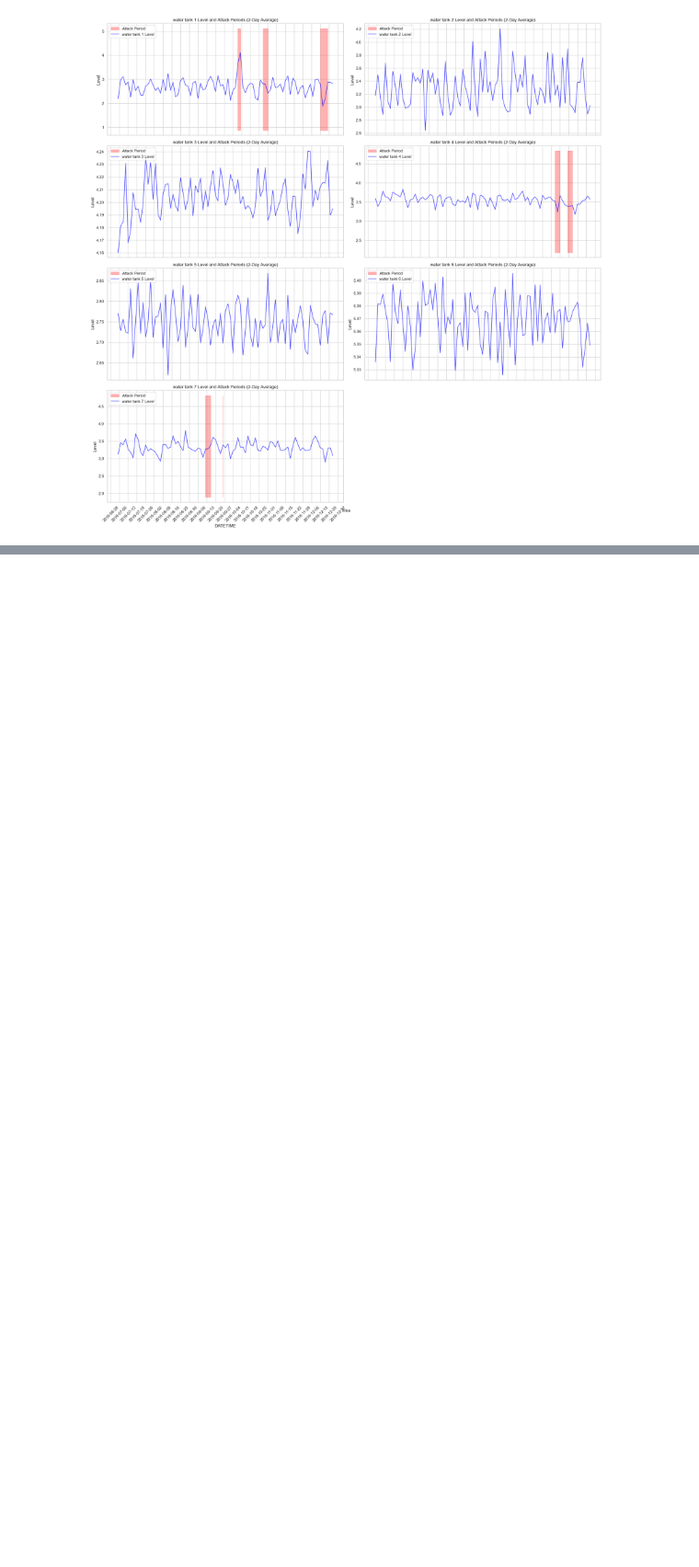
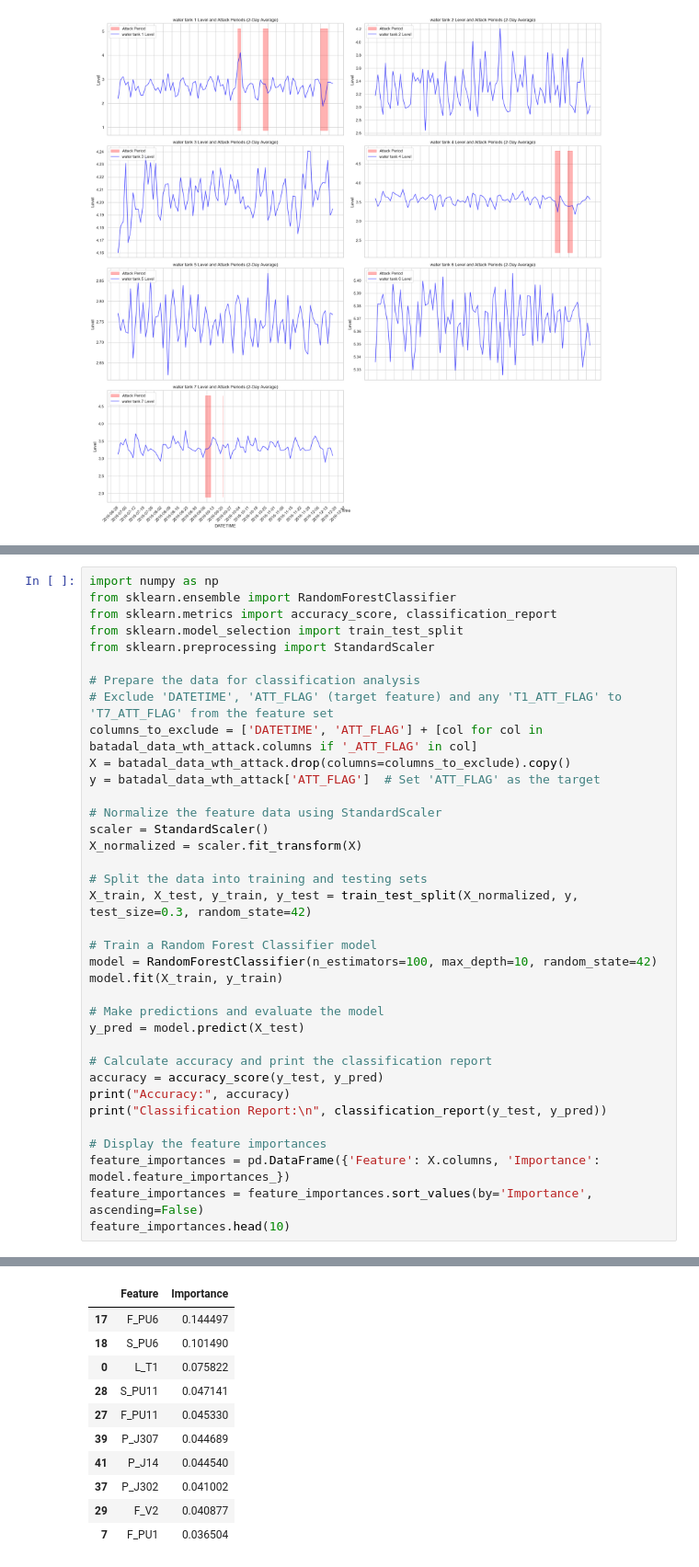
Before and after one commit to Striky2/ics-cybersleuth-ai, a Jupyter notebook: main-jupy-bk.ipynb, the cells around one changed output, grey strips where cells are left out. Shown at 92% size. Drawn from its saved outputs; the diff is of its cells as text; blank space fills up the shorter version.

```diff
--- a/main-jupy-bk.ipynb
+++ b/main-jupy-bk.ipynb
@@ -419,0 +394,37 @@ This method not only identifies anomalies but also tests the reliability of sens
+# %%
+import numpy as np
+from sklearn.ensemble import RandomForestClassifier
+from sklearn.metrics import accuracy_score, classification_report
+from sklearn.model_selection import train_test_split
+from sklearn.preprocessing import StandardScaler
+
+# Prepare the data for classification analysis
+# Exclude 'DATETIME', 'ATT_FLAG' (target feature) and any 'T1_ATT_FLAG' to 'T7_ATT_FLAG' from the feature set
+columns_to_exclude = ['DATETIME', 'ATT_FLAG'] + [col for col in batadal_data_wth_attack.columns if '_ATT_FLAG' in col]
+X = batadal_data_wth_attack.drop(columns=columns_to_exclude).copy()
+y = batadal_data_wth_attack['ATT_FLAG']  # Set 'ATT_FLAG' as the target
+
+# Normalize the feature data using StandardScaler
+scaler = StandardScaler()
+X_normalized = scaler.fit_transform(X)
+
+# Split the data into training and testing sets
+X_train, X_test, y_train, y_test = train_test_split(X_normalized, y, test_size=0.3, random_state=42)
+
+# Train a Random Forest Classifier model
+model = RandomForestClassifier(n_estimators=100, max_depth=10, random_state=42)
+model.fit(X_train, y_train)
+
+# Make predictions and evaluate the model
+y_pred = model.predict(X_test)
+
+# Calculate accuracy and print the classification report
+accuracy = accuracy_score(y_test, y_pred)
+print("Accuracy:", accuracy)
+print("Classification Report:\n", classification_report(y_test, y_pred))
+
+# Display the feature importances
+feature_importances = pd.DataFrame({'Feature': X.columns, 'Importance': model.feature_importances_})
+feature_importances = feature_importances.sort_values(by='Importance', ascending=False)
+feature_importances.head(10)
+# %% [output]
@@ -419,0 +441,11 @@ This method not only identifies anomalies but also tests the reliability of sens
+|  | Feature | Importance |
+| 17 | F_PU6 | 0.144497 |
+| 18 | S_PU6 | 0.101490 |
+| 0 | L_T1 | 0.075822 |
+| 28 | S_PU11 | 0.047141 |
+| 27 | F_PU11 | 0.045330 |
+| 39 | P_J307 | 0.044689 |
+| 41 | P_J14 | 0.044540 |
+| 37 | P_J302 | 0.041002 |
+| 29 | F_V2 | 0.040877 |
+| 7 | F_PU1 | 0.036504 |
```
Also changed, not shown: parts of 27 cells of this notebook.
